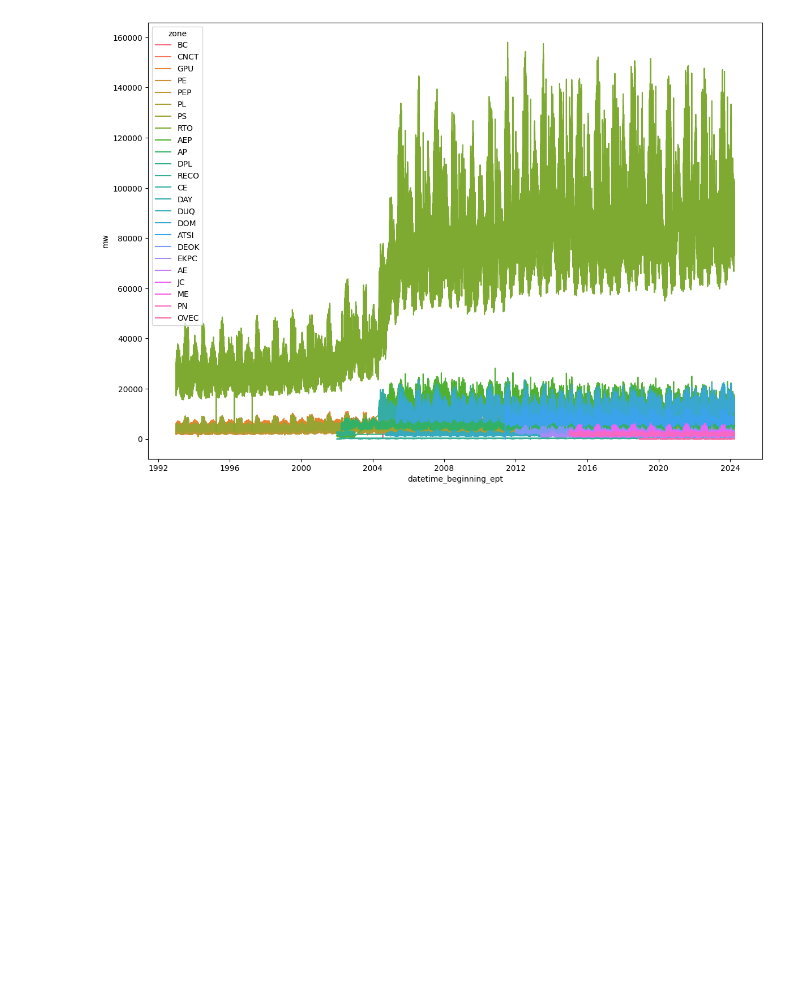
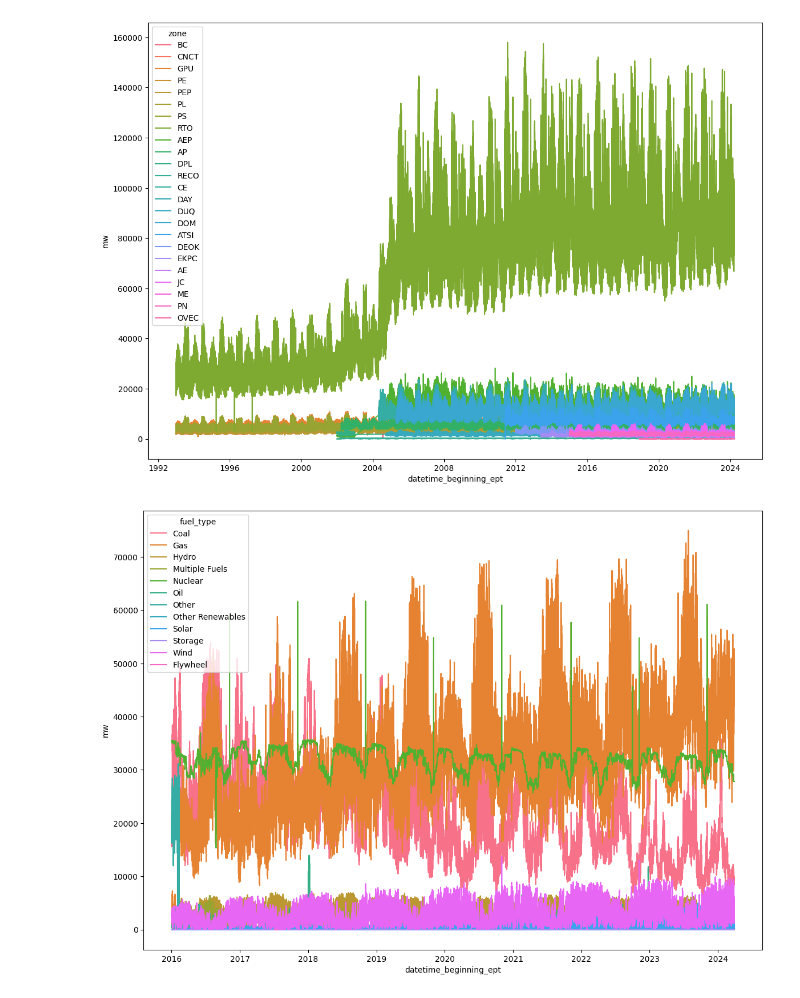
Before and after one commit to chill0121/Energy_Grid_Forecasting, a Jupyter notebook: Energy_Forecasting.ipynb, the cells around one changed output. Drawn from its saved outputs; the diff is of its cells as text; code cells hidden in the pictures; blank space fills up the shorter version.

```diff
--- a/Energy_Forecasting.ipynb
+++ b/Energy_Forecasting.ipynb
@@ -32,7 +32,7 @@ import matplotlib.pyplot as plt
 ### 2.2. Importing the Data: <a name="dataimport"></a>
 # %%
 # Set directories
-current_wdir = '/Users/chill/Documents/CU Boulder MSDS/DTSA-5506 Data Mining Project'#os.getcwd()
+current_wdir = os.getcwd()
 data_folder_hourly = current_wdir + '/Data/Hourly_Load'
 data_folder_gen = current_wdir + '/Data/Gen_by_Fuel'
 # %% [markdown]
@@ -40,6 +40,12 @@ data_folder_gen = current_wdir + '/Data/Gen_by_Fuel'
 
 ---
 # %%
-file_path = [f'{data_folder_hourly}/{file}' for file in os.listdir(data_folder_hourly) if '.csv' in file]
-file_path = sorted(file_path)
-#biometric_df = pd.concat([pd.read_csv(file, index_col = 'day') for file in file_path], join = 'outer', ignore_index = False, axis = 1)
+file_path_load = [f'{data_folder_hourly}/{file}' for file in os.listdir(data_folder_hourly) if '.csv' in file]
+file_path_load = sorted(file_path_load)
+
+file_path_gen = [f'{data_folder_gen}/{file}' for file in os.listdir(data_folder_gen) if '.csv' in file]
+file_path_gen = sorted(file_path_gen)
+
+# pd.read_csv can unzip as it goes with compression argument.
+load_df = pd.concat([pd.read_csv(file, compression = 'gzip') for file in file_path_load], join = 'outer', ignore_index = False, axis = 0)
+gen_df = pd.concat([pd.read_csv(file, compression = 'gzip') for file in file_path_gen], join = 'outer', ignore_index = False, axis = 0)
@@ -74,6 +102,7 @@ dtype: object
 # %%
-date_cols_load = ['datetime_beginning_utc', 'datetime_beginning_ept']
-load_df[date_cols_load] = load_df[date_cols_load].apply(pd.to_datetime, format = '%m/%d/%Y %I:%M:%S %p', utc = False)
+date_cols = ['datetime_beginning_utc', 'datetime_beginning_ept']
+load_df[date_cols] = load_df[date_cols].apply(pd.to_datetime, format = '%m/%d/%Y %I:%M:%S %p', utc = False)
+gen_df[date_cols] = gen_df[date_cols].apply(pd.to_datetime, format = '%m/%d/%Y %I:%M:%S %p', utc = False)
 # %%
 sorted(load_df['zone'].unique())
 # %% [output]
@@ -101,3 +130,10 @@ ax, fig = plt.subplots(figsize = (14, 10))
 ax = sns.lineplot(load_zone_df, x = 'datetime_beginning_ept', y = 'mw',  hue = 'zone')
 # %% [output]
 [figure]
+# %%
+gen_fuel_df = gen_df[['datetime_beginning_ept', 'fuel_type', 'mw']].groupby(['datetime_beginning_ept', 'fuel_type']).sum()
+# %%
+ax, fig = plt.subplots(figsize = (14, 10))
+ax = sns.lineplot(gen_fuel_df, x = 'datetime_beginning_ept', y = 'mw',  hue = 'fuel_type')
+# %% [output]
+[figure, added]
```
Also changed, not shown: parts of 2 cells of this notebook, 1 other file.
